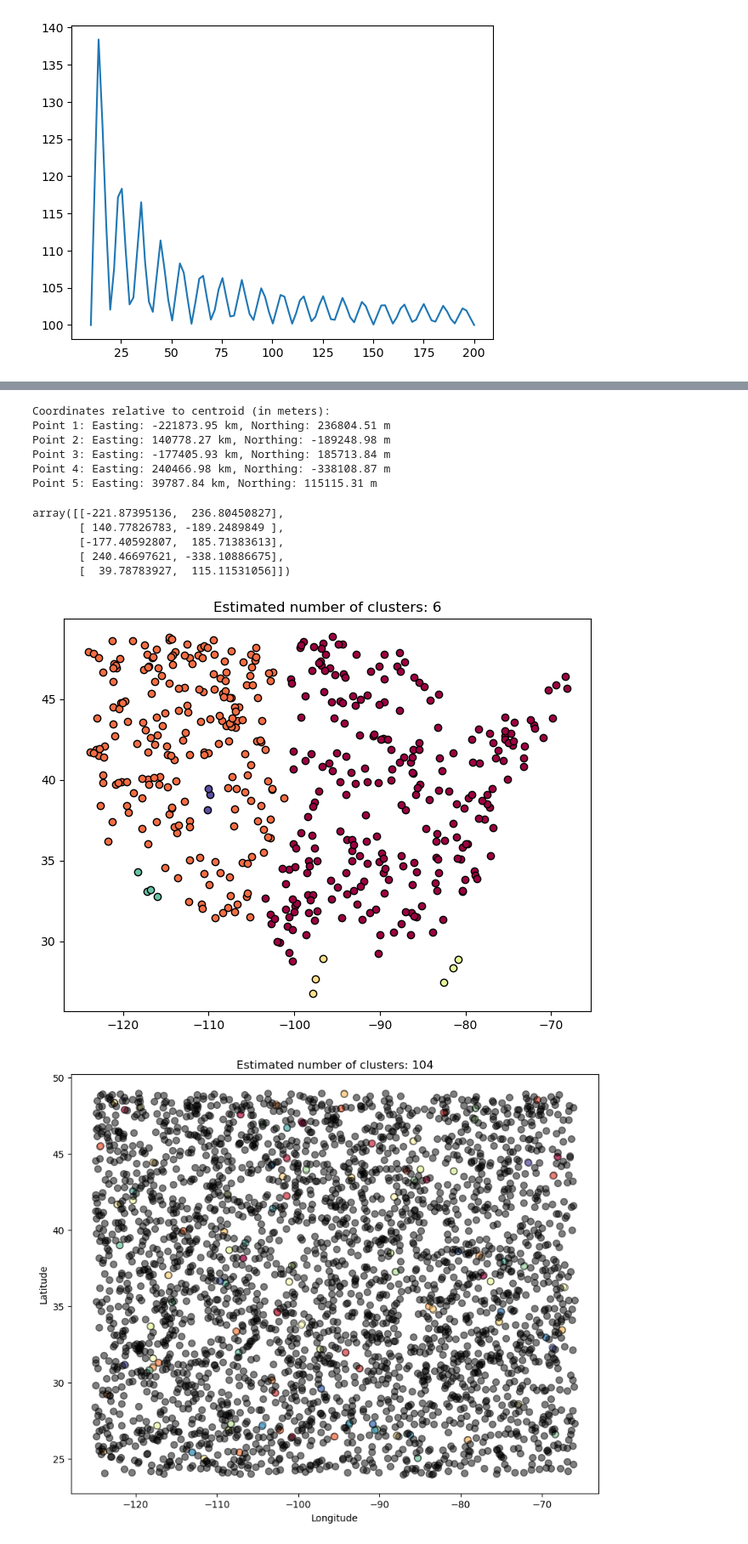
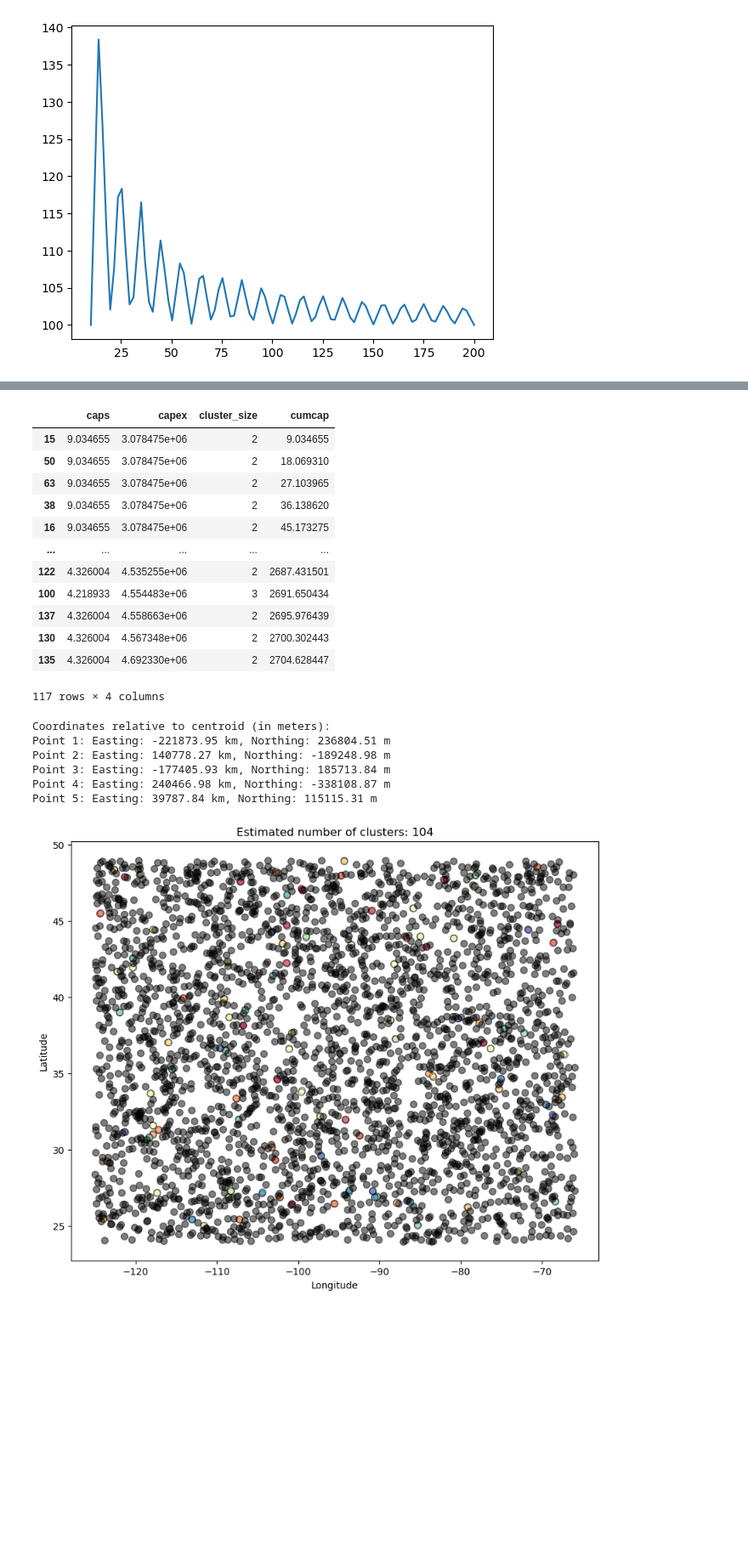
Before and after one commit to LukasFrankenQ/pypsa-earth-sec, a Jupyter notebook: notebooks/cluster_sites.ipynb, the cells around one changed output, grey strips where cells are left out. Shown at 85% size. Saved outputs shown, nothing was run; the diff lists cells and outputs as text; code cells hidden in the pictures; blank space fills up the shorter version.

```diff
--- a/notebooks/cluster_sites.ipynb
+++ b/notebooks/cluster_sites.ipynb
@@ -567,3 +651,19 @@ plt.show()
+# %%
+region_df
+# %% [output]
+|  | caps | capex | cluster_size | cumcap |
+| 15 | 9.034655 | 3.078475e+06 | 2 | 9.034655 |
+| 50 | 9.034655 | 3.078475e+06 | 2 | 18.069310 |
+| 63 | 9.034655 | 3.078475e+06 | 2 | 27.103965 |
+| 38 | 9.034655 | 3.078475e+06 | 2 | 36.138620 |
+| 16 | 9.034655 | 3.078475e+06 | 2 | 45.173275 |
+| ... | ... | ... | ... | ... |
+| 122 | 4.326004 | 4.535255e+06 | 2 | 2687.431501 |
+| 100 | 4.218933 | 4.554483e+06 | 3 | 2691.650434 |
+| 137 | 4.326004 | 4.558663e+06 | 2 | 2695.976439 |
+| 130 | 4.326004 | 4.567348e+06 | 2 | 2700.302443 |
+| 135 | 4.326004 | 4.692330e+06 | 2 | 2704.628447 |
+117 rows × 4 columns
 # %%
 
 # Example usage
@@ -590,42 +690,6 @@ Point 2: Easting: 140778.27 km, Northing: -189248.98 m
 Point 3: Easting: -177405.93 km, Northing: 185713.84 m
 Point 4: Easting: 240466.98 km, Northing: -338108.87 m
 Point 5: Easting: 39787.84 km, Northing: 115115.31 m
-# %%
-relative_coords_km
-# %% [output]
-array([[-221.87395136,  236.80450827],
-       [ 140.77826783, -189.2489849 ],
-       [-177.40592807,  185.71383613],
-       [ 240.46697621, -338.10886675],
-       [  39.78783927,  115.11531056]])
-# %%
-threshold_distance = 2
-
-# Perform DBSCAN clustering
-db = DBSCAN(eps=threshold_distance, min_samples=2).fit(sites_np)
-labels = db.labels_
-
-
-# Number of clusters (ignoring noise if any)
-n_clusters = len(set(labels)) - (1 if -1 in labels else 0)
-
-# Plot the results
-plt.figure(figsize=(8, 6))
-unique_labels = set(labels)
-colors = [plt.cm.Spectral(each) for each in np.linspace(0, 1, len(unique_labels))]
-for k, col in zip(unique_labels, colors):
-    if k == -1:
-        # Black used for noise.
-        col = [0, 0, 0, 1]
-
-    class_member_mask = (labels == k)
-    xy = sites_np[class_member_mask]
-    plt.plot(xy[:, 0], xy[:, 1], 'o', markerfacecolor=tuple(col), markeredgecolor='k', markersize=6)
-
-plt.title(f'Estimated number of clusters: {n_clusters}')
-plt.show()
-# %% [output]
-[figure, removed]
 # %%
 import numpy as np
 from sklearn.cluster import DBSCAN
```
Also changed, not shown: parts of 12 cells of this notebook, 1 other file.
